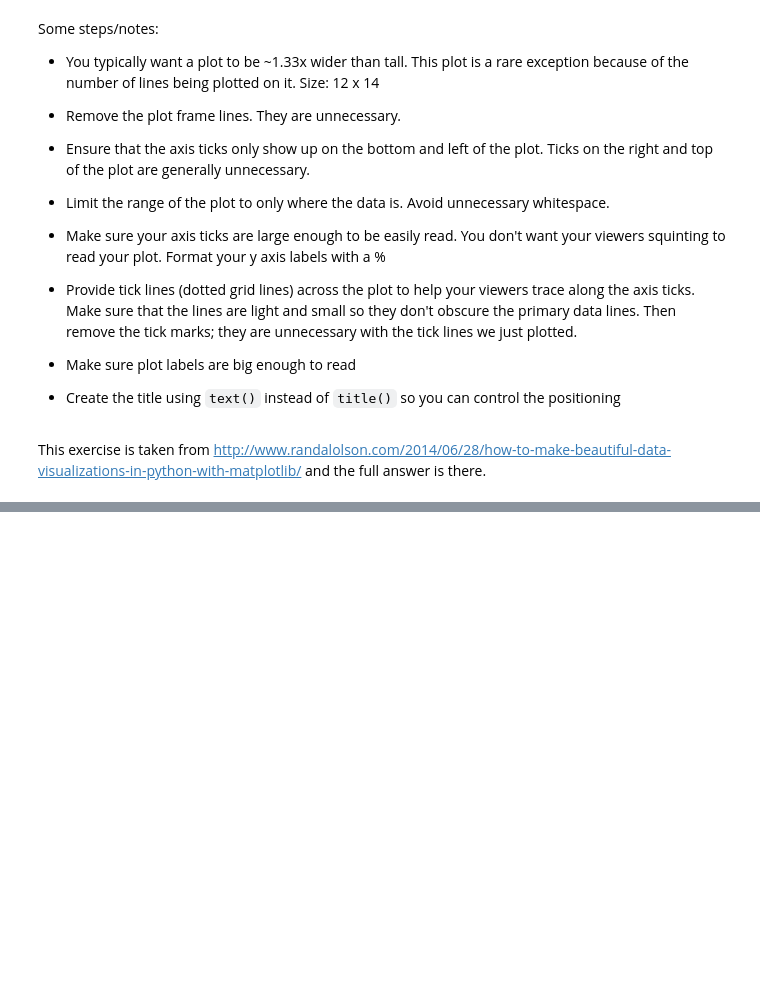
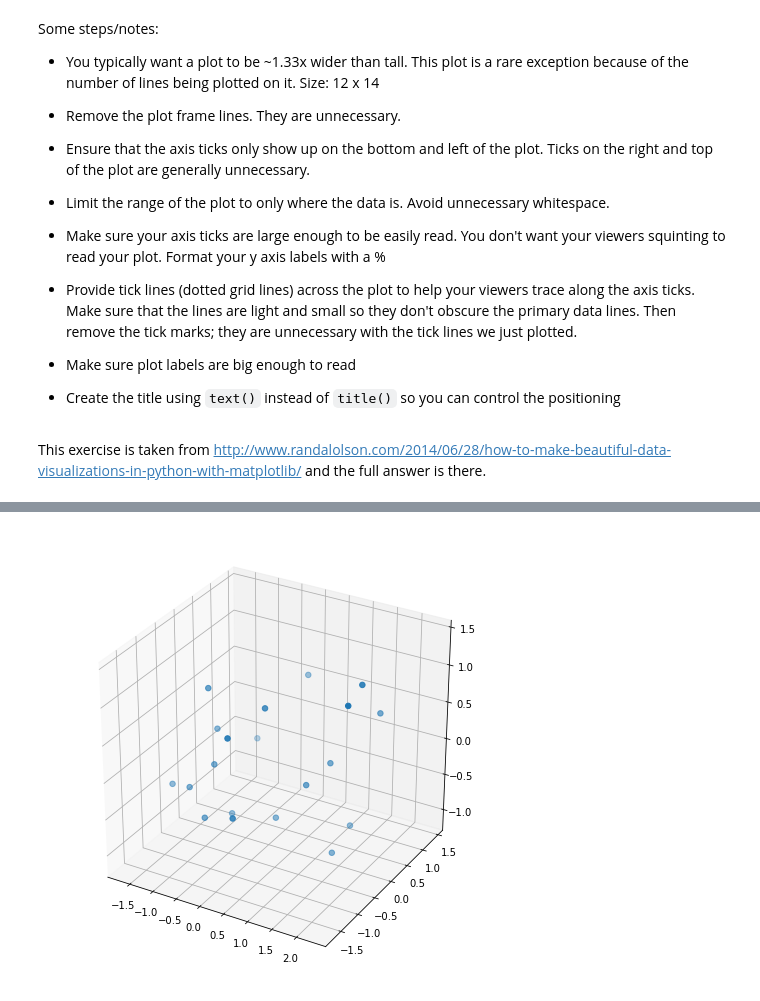
Before and after one commit to nuitrcs/pythonworkshops, a Jupyter notebook: dataanalysis/visualization/visualization_exercises_with_answers.ipynb, the cells around one changed output, grey strips where cells are left out. Drawn from its saved outputs; the diff is of its cells as text; code cells hidden in the pictures; blank space fills up the shorter version.

```diff
--- a/dataanalysis/visualization/visualization_exercises_with_answers.ipynb
+++ b/dataanalysis/visualization/visualization_exercises_with_answers.ipynb
@@ -242,0 +253,9 @@ This exercise is taken from http://www.randalolson.com/2014/06/28/how-to-make-be
+# %%
+pts = np.random.randn(20,3)
+# %%
+from mpl_toolkits.mplot3d import Axes3D
+fig = plt.figure(figsize=(8, 8))
+ax = fig.add_subplot(111, projection='3d')
+ax.scatter(pts[:, 0], pts[:, 1], pts[:, 2], s=30);
+# %% [output]
+[figure, added]
```
Also changed, not shown: parts of 6 cells of this notebook, 1 other file.
